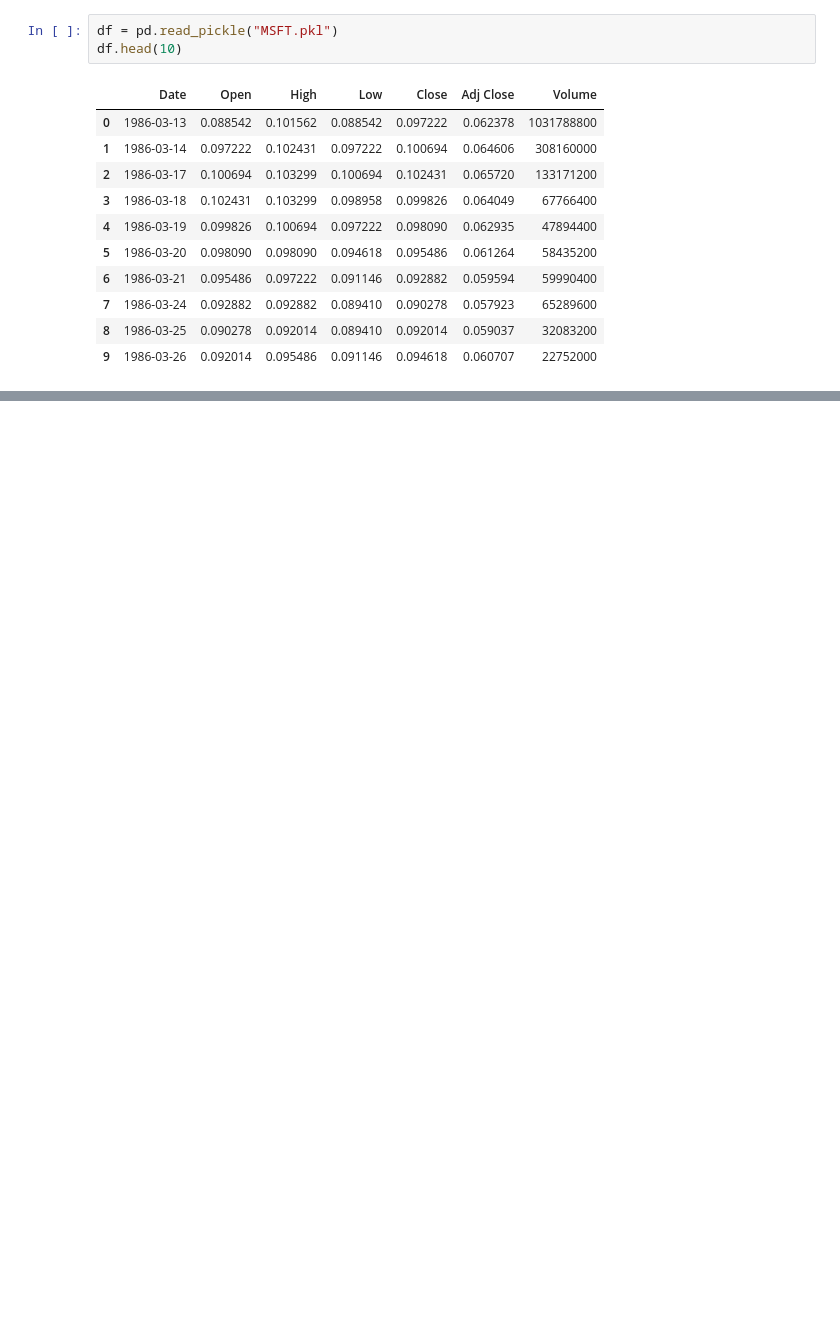
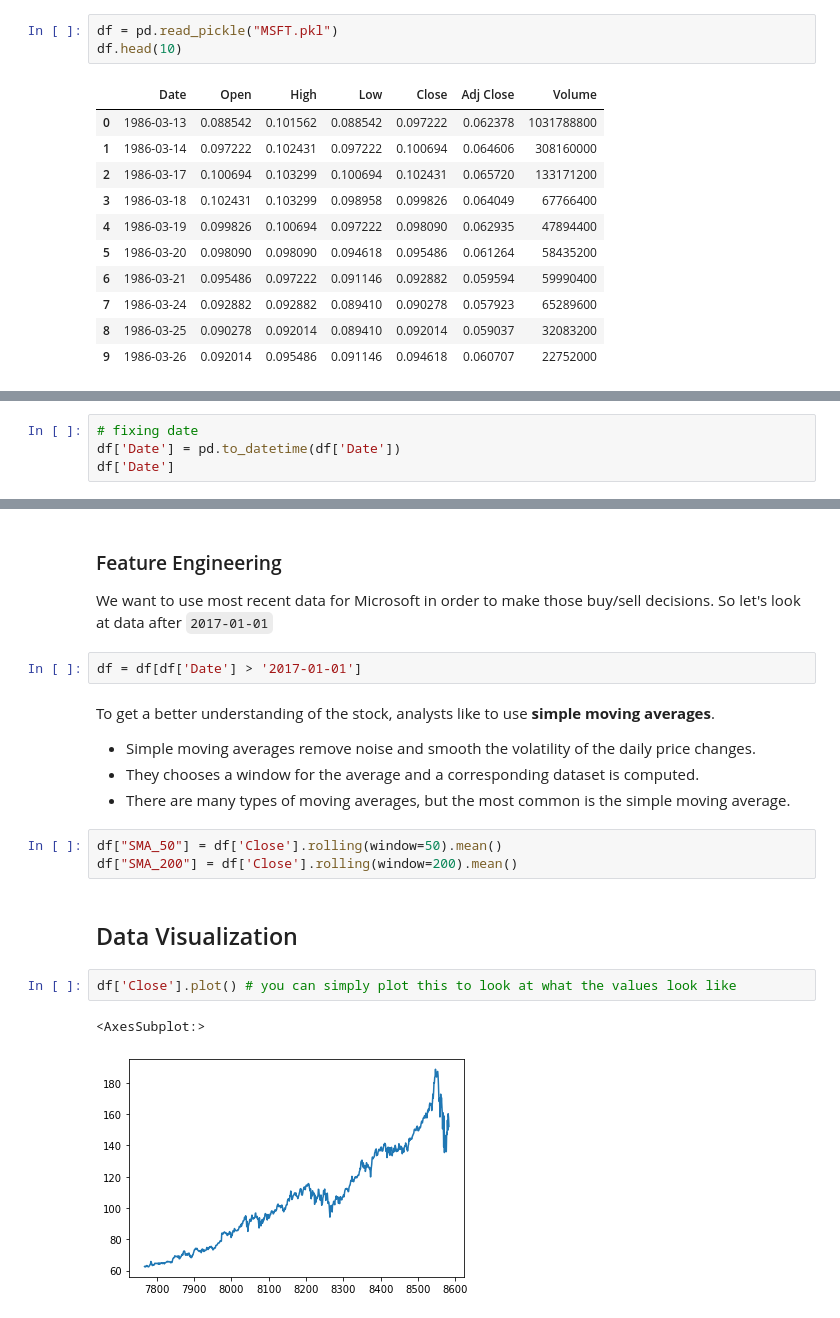
Before and after one commit to aamodini/trading-visualization, a Jupyter notebook: example.ipynb, the cells around one changed output, grey strips where cells are left out. Drawn from its saved outputs; the diff is of its cells as text; blank space fills up the shorter version.

```diff
--- a/example.ipynb
+++ b/example.ipynb
@@ -40,0 +66,4 @@ Solution: Plot those point on a graph and just look at the price fluctions.
+# %%
+# fixing date
+df['Date'] = pd.to_datetime(df['Date'])
+df['Date']
@@ -40,0 +120,20 @@ Solution: Plot those point on a graph and just look at the price fluctions.
+# %% [markdown]
+### Feature Engineering
+We want to use most recent data for Microsoft in order to make those buy/sell decisions. So let's look at data after `2017-01-01`
+# %%
+df = df[df['Date'] > '2017-01-01']
+# %% [markdown]
+To get a better understanding of the stock, analysts like to use **simple moving averages**.
+* Simple moving averages remove noise and smooth the volatility of the daily price changes.
+* They chooses a window for the average and a corresponding dataset is computed.
+* There are many types of moving averages, but the most common is the simple moving average.
+# %%
+df["SMA_50"] = df['Close'].rolling(window=50).mean()
+df["SMA_200"] = df['Close'].rolling(window=200).mean()
+# %% [markdown]
+## Data Visualization
+# %%
+df['Close'].plot() # you can simply plot this to look at what the values look like
+# %% [output]
+<AxesSubplot:>
+[figure, added]
```
Also changed, not shown: parts of 18 cells of this notebook, 1 other file.
